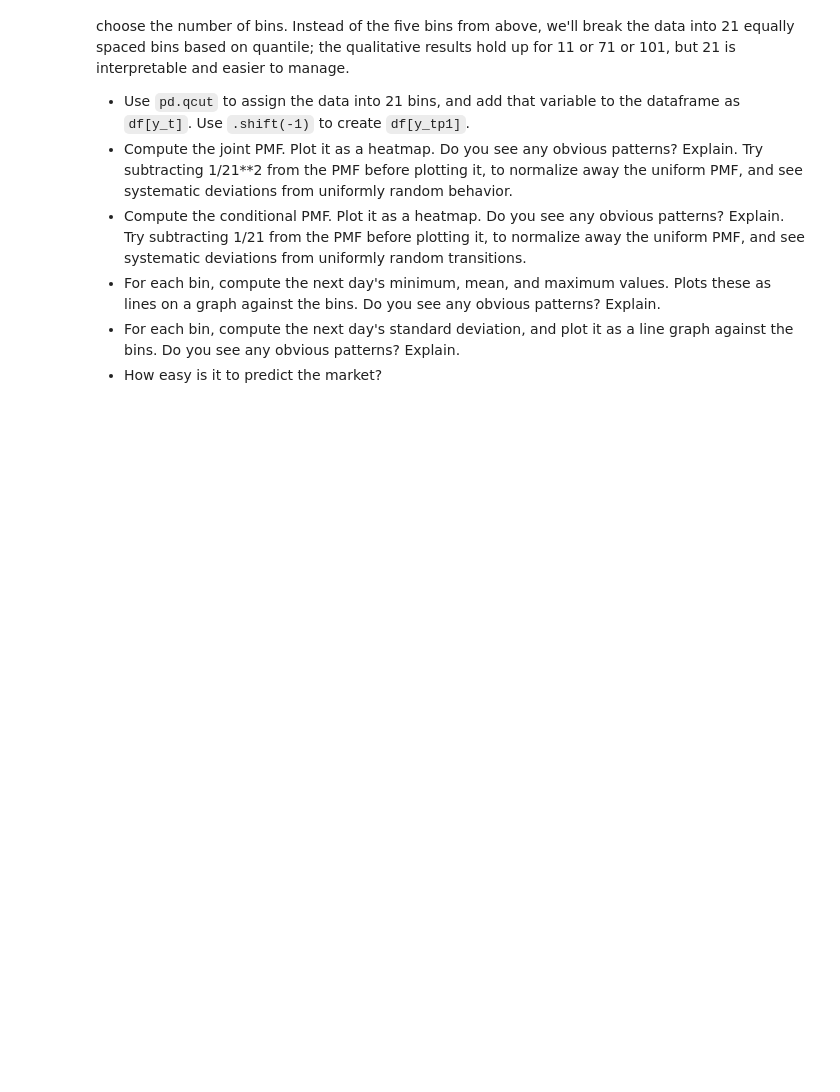
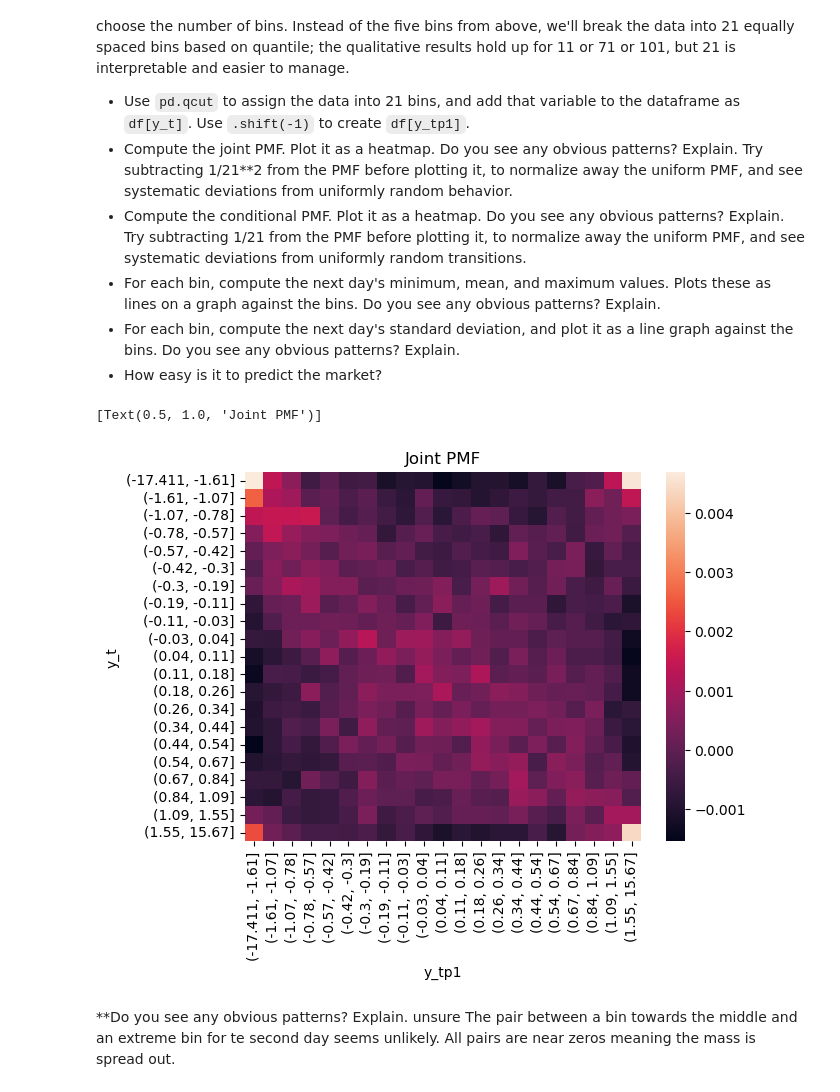
Before and after one commit to sayuri005/uu_markov, a Jupyter notebook: lab_1/lab.ipynb, the cells around one changed output. Saved outputs shown, nothing was run; the diff lists cells and outputs as text; code cells hidden in the pictures; blank space fills up the shorter version.

```diff
--- a/lab_1/lab.ipynb
+++ b/lab_1/lab.ipynb
@@ -67,3 +115,12 @@ For example, −2 belongs to **Large loss**, 0.05 to **Near zero**, and 0.8 to *
 - Compute the joint PMF and marginals. Which transitions are most likely to occur?
 - Compute the conditional PMF. For each current state, which two future states are the most likely? Subjectively, how close is each row to a uniform mass function with probability .2 over each transition? Is it relatively easy or difficult to predict the next state?
 - For each state, compute the conditional expectation of tomorrow's `market_return_pct`. Given the current state, what are the expected percent returns for tomorrow? How do the min and max values for tomorrow vary across states? Which states have the highest standard deviation for tomorrow's percent returns? Describe any patterns in the volatility you notice. Using `.groupby` and `.describe` is the easiest way to do this.
+# %%
+df['pct_bin'] = pd.cut(
+    df['market_return_pct'],
+    bins=[-np.inf, -1, -0.1, 0.1, 1, np.inf],
+    labels=['Large loss', 'Small loss', 'Near zero', 'Small gain', 'Large gain']
+)
+df['y_t'] = df['pct_bin']
+df['y_tp1'] = df['pct_bin'].shift(-1)
+df['y_t'].value_counts()
@@ -69,0 +189,4 @@ For example, −2 belongs to **Large loss**, 0.05 to **Near zero**, and 0.8 to *
+# %%
+#conditional expectation
+df['market_tp1'] = df['market_return_pct'].shift(-1)
+df.groupby('y_t', observed=False)['market_tp1'].describe()
@@ -78,3 +217,21 @@ The choice of five bins was arbitrary. For more realistic or complex models, we'
 - For each bin, compute the next day's minimum, mean, and maximum values. Plots these as lines on a graph against the bins. Do you see any obvious patterns? Explain.
 - For each bin, compute the next day's standard deviation, and plot it as a line graph against the bins. Do you see any obvious patterns? Explain.
 - How easy is it to predict the market?
+# %%
+df['pct_bin'] = pd.qcut(
+    df['market_return_pct'], q=21
+)
+df['y_t'] = df['pct_bin']
+df['y_tp1'] = df['pct_bin'].shift(-1)
+# %%
+#joint
+joint_21 = pd.crosstab(df['y_t'], df['y_tp1'], normalize=True)
+joint_21_subtract = joint_21 - (1/21)**2
+# %%
+sns.heatmap(joint_21_subtract).set(title='Joint PMF')
+# %% [output]
+[Text(0.5, 1.0, 'Joint PMF')]
+[figure, added]
+# %% [markdown]
+**Do you see any obvious patterns? Explain. unsure
+The pair between a bin towards the middle and an extreme bin for te second day seems unlikely. All pairs are near zeros meaning the mass is spread out.
```
Also changed, not shown: parts of 30 cells of this notebook.
